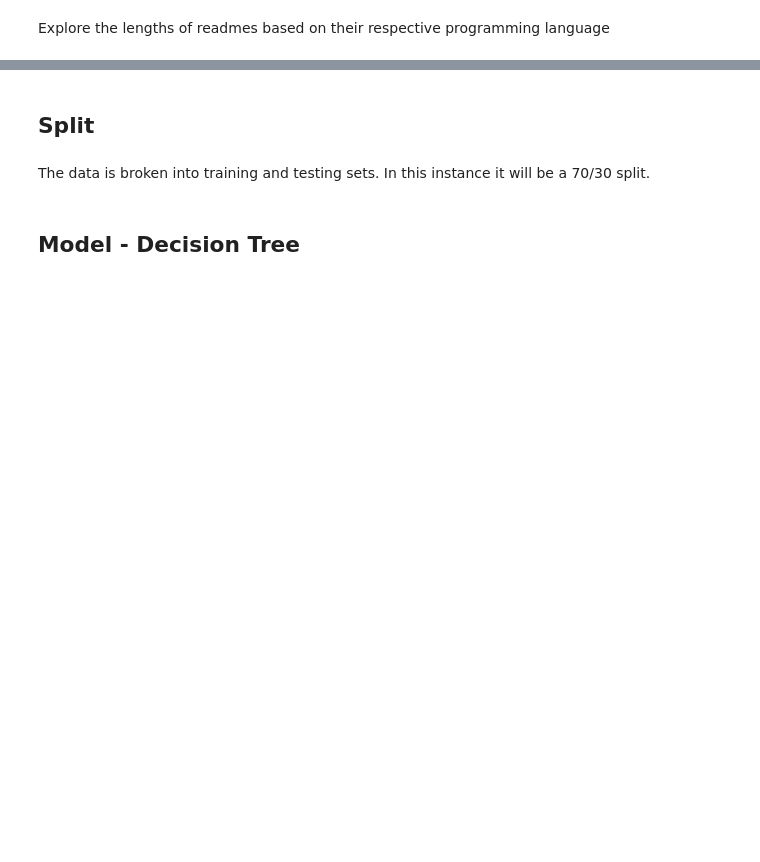
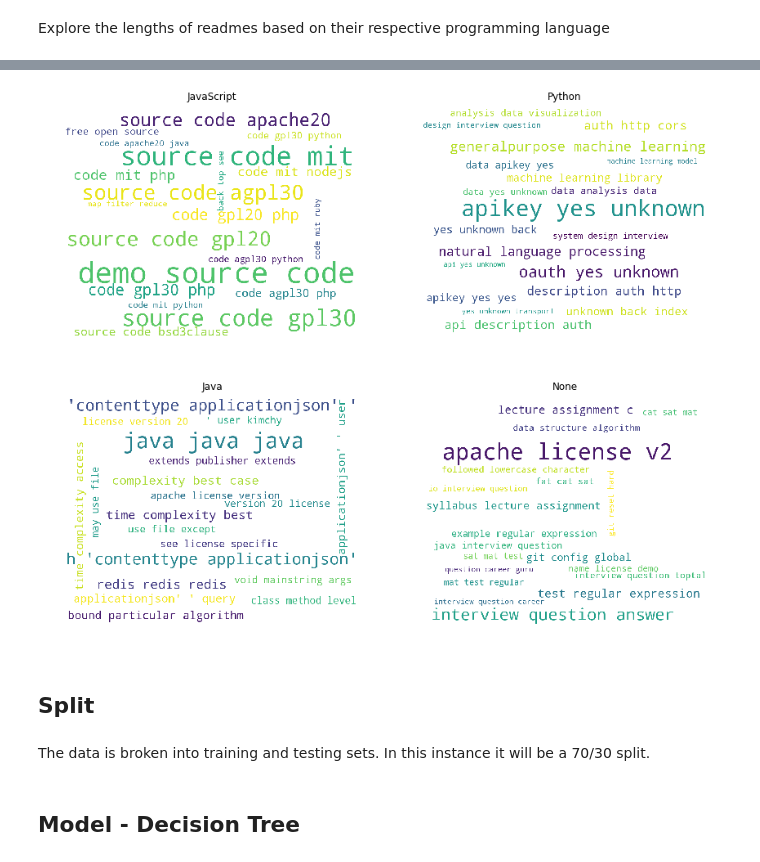
Before and after one commit to super-fantastic-group/nlp-git, a Jupyter notebook: nlp-project.ipynb, the cells around one changed output, grey strips where cells are left out. Cells and saved outputs as stored; diff of their text form; code cells hidden in the pictures; blank space fills up the shorter version.

```diff
--- a/nlp-project.ipynb
+++ b/nlp-project.ipynb
@@ -178,3 +261,14 @@ plt.show()
+# %%
+javascript_trigram = pd.Series(nltk.ngrams(words["javascript_words"].split(), 3)).value_counts().head(20)
+python_trigram = pd.Series(nltk.ngrams(words["python_words"].split(), 3)).value_counts().head(20)
+java_trigram = pd.Series(nltk.ngrams(words["java_words"].split(), 3)).value_counts().head(20)
+none_trigram = pd.Series(nltk.ngrams(words["none_words"].split(), 3)).value_counts().head(20)
+# %%
+explore.three_word_two_cloud(javascript_trigram, python_trigram, "JavaScript", "Python")
+explore.three_word_two_cloud(java_trigram, none_trigram, "Java", "None")
+# %% [output]
+[figure, added]
+[figure, added]
 # %% [markdown]
 ## Split
 # %% [markdown]
```
Also changed, not shown: parts of 42 cells of this notebook.
